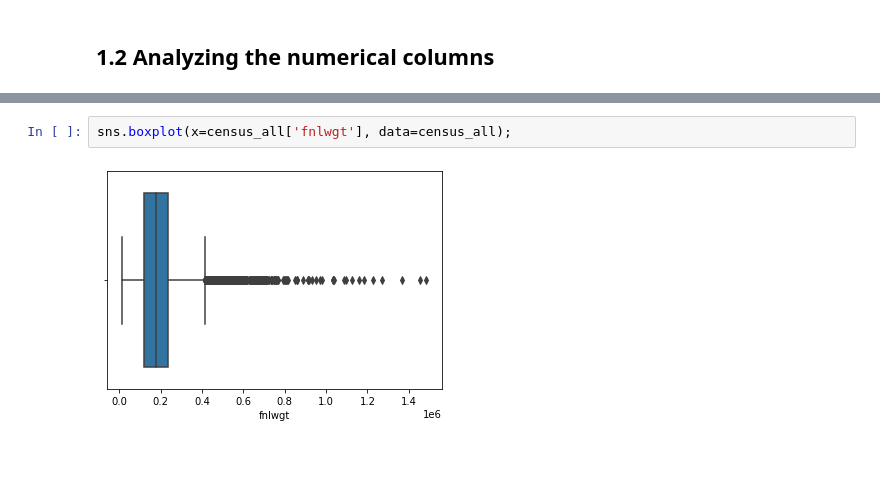
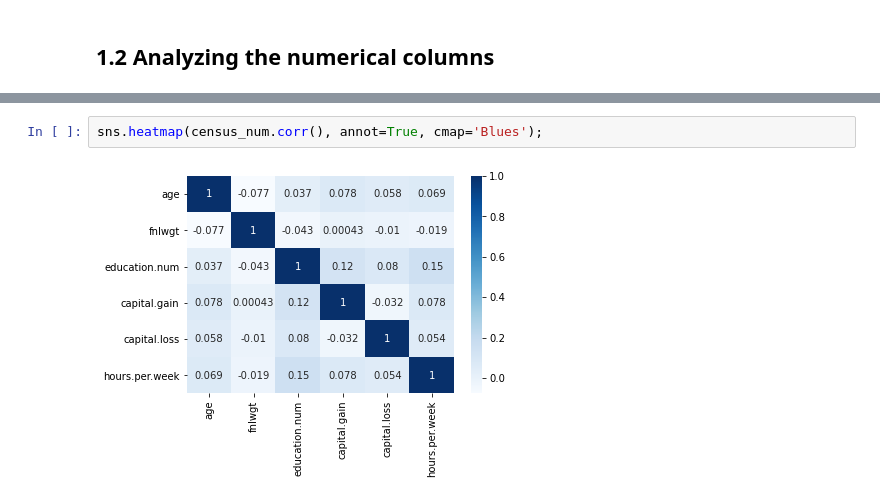
Before and after one commit to debhere/Practice, a Jupyter notebook: Income Prediction/Income Prediction - Census Data.ipynb, the cells around one changed output, grey strips where cells are left out. Cells and saved outputs as stored; diff of their text form; blank space fills up the shorter version.

```diff
--- a/Income Prediction/Income Prediction - Census Data.ipynb
+++ b/Income Prediction/Income Prediction - Census Data.ipynb
@@ -450,4 +444,4 @@ sns.scatterplot(y=census_all['fnlwgt'], x = census_all.index, data=census_all);
-# %%
-sns.boxplot(x=census_all['fnlwgt'], data=census_all);
-# %% [output]
-[figure, removed]
+# %%
+sns.heatmap(census_num.corr(), annot=True, cmap='Blues');
+# %% [output]
+[figure, added]
```
Also changed, not shown: parts of 10 cells of this notebook.
